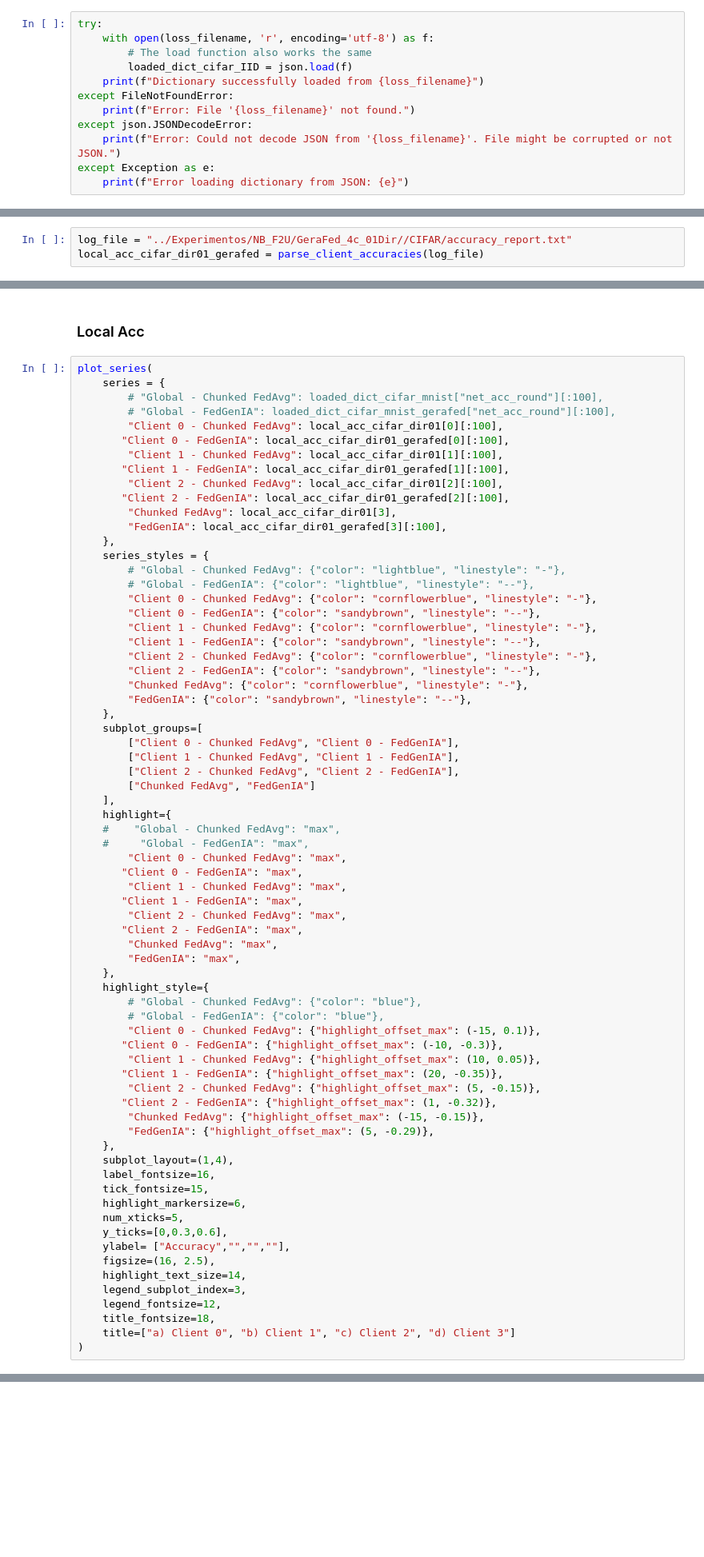
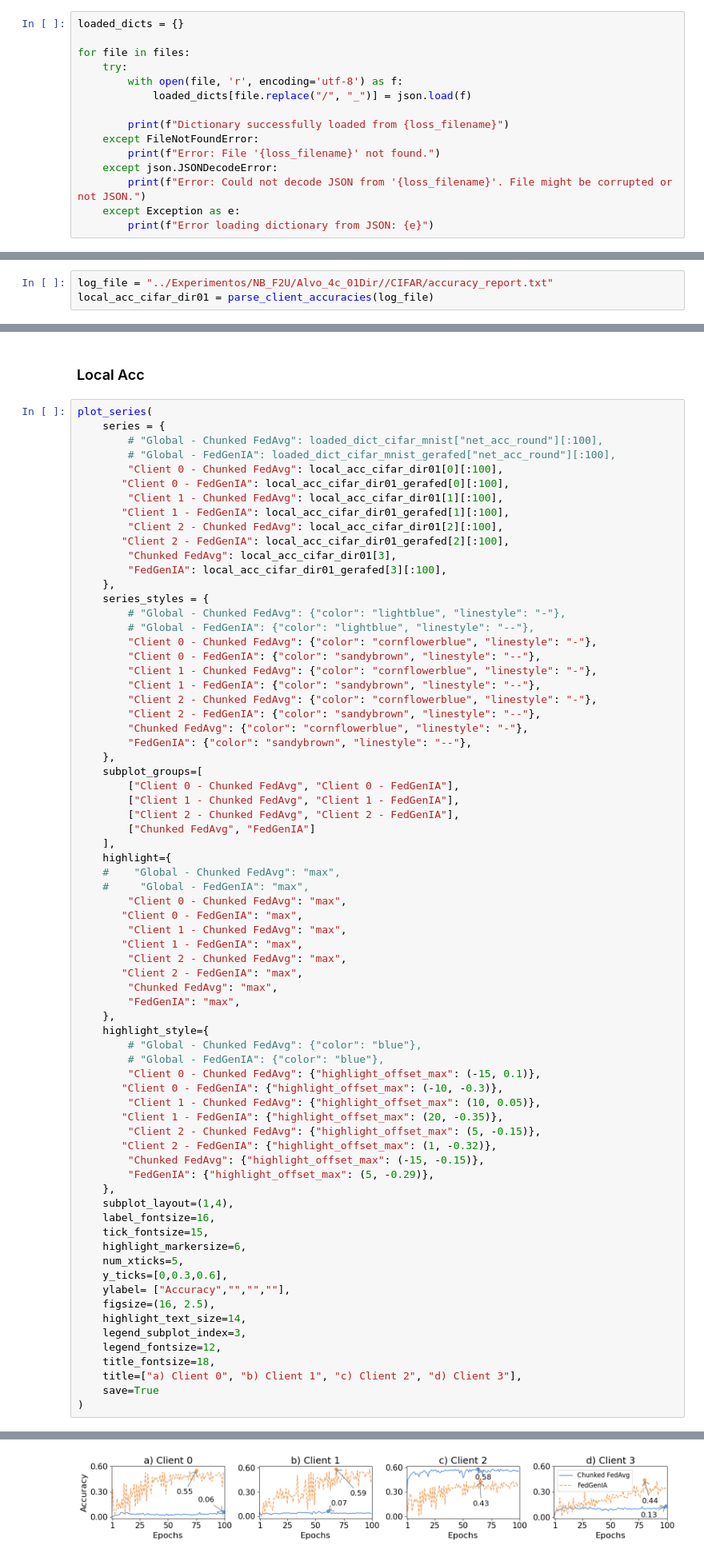
Before and after one commit to gustavoguaragna/GeraFed, a Jupyter notebook: NBs/F2U.ipynb, the cells around one changed output, grey strips where cells are left out. Shown at 80% size. Saved outputs shown, nothing was run; the diff lists cells and outputs as text; blank space fills up the shorter version.

```diff
--- a/NBs/F2U.ipynb
+++ b/NBs/F2U.ipynb
@@ -2265,15 +2288,18 @@ import json
 # %%
-try:
-    with open(loss_filename, 'r', encoding='utf-8') as f:
-        # The load function also works the same
-        loaded_dict_cifar_IID = json.load(f)
-    print(f"Dictionary successfully loaded from {loss_filename}")
-except FileNotFoundError:
-    print(f"Error: File '{loss_filename}' not found.")
-except json.JSONDecodeError:
-    print(f"Error: Could not decode JSON from '{loss_filename}'. File might be corrupted or not JSON.")
-except Exception as e:
-    print(f"Error loading dictionary from JSON: {e}")
+loaded_dicts = {}
+
+for file in files:
+    try:
+        with open(file, 'r', encoding='utf-8') as f:
+            loaded_dicts[file.replace("/", "_")] = json.load(f)
+
+        print(f"Dictionary successfully loaded from {loss_filename}")
+    except FileNotFoundError:
+        print(f"Error: File '{loss_filename}' not found.")
+    except json.JSONDecodeError:
+        print(f"Error: Could not decode JSON from '{loss_filename}'. File might be corrupted or not JSON.")
+    except Exception as e:
+        print(f"Error loading dictionary from JSON: {e}")
 # %% [output]
 Dictionary successfully loaded from ../Experimentos/NB_F2U/Alvo_4c_IID/CIFAR/losses.json
 # %% [markdown]
@@ -2314,5 +2340,5 @@ def parse_client_accuracies(log_path):
 
    return dict(client_accuracies)
 # %%
-log_file = "../Experimentos/NB_F2U/GeraFed_4c_01Dir//CIFAR/accuracy_report.txt"
-local_acc_cifar_dir01_gerafed = parse_client_accuracies(log_file)
+log_file = "../Experimentos/NB_F2U/Alvo_4c_01Dir//CIFAR/accuracy_report.txt"
+local_acc_cifar_dir01 = parse_client_accuracies(log_file)
@@ -2601,5 +2670,7 @@ plot_series(
     legend_subplot_index=3,
     legend_fontsize=12,
     title_fontsize=18,
-    title=["a) Client 0", "b) Client 1", "c) Client 2", "d) Client 3"]
+    title=["a) Client 0", "b) Client 1", "c) Client 2", "d) Client 3"],
+    save=True
 )
+# %% [output]
@@ -2606,3 +2678,4 @@ plot_series(
+[figure, added]
 # %% [markdown]
 ### Different distributions
 # %%
```
Also changed, not shown: parts of 11 cells of this notebook.
